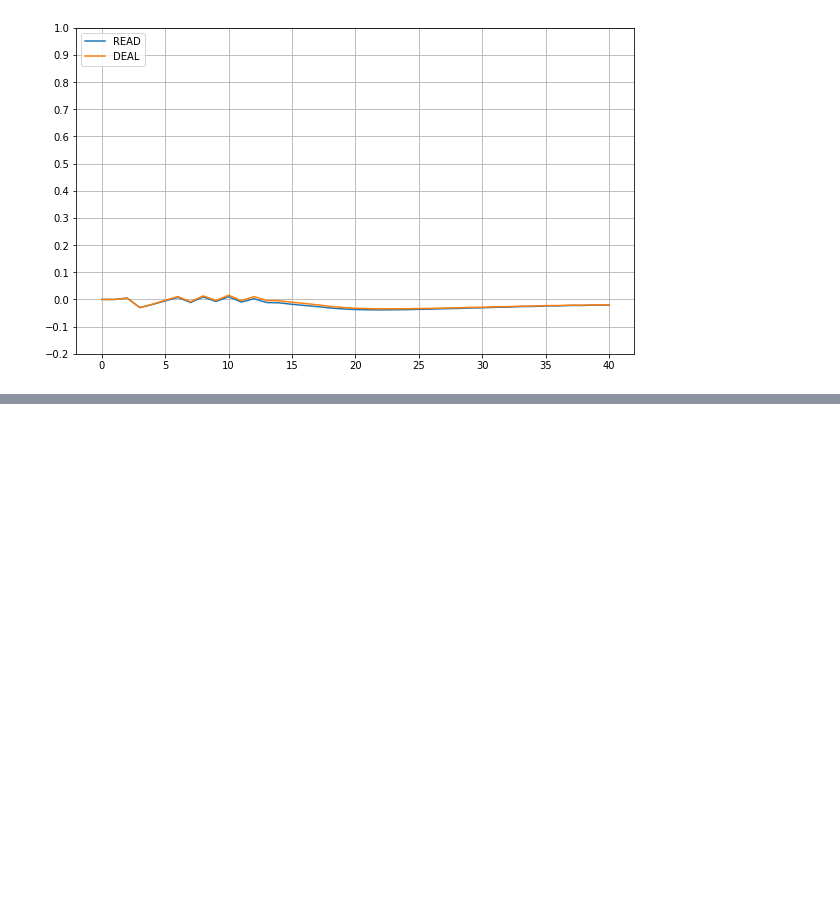
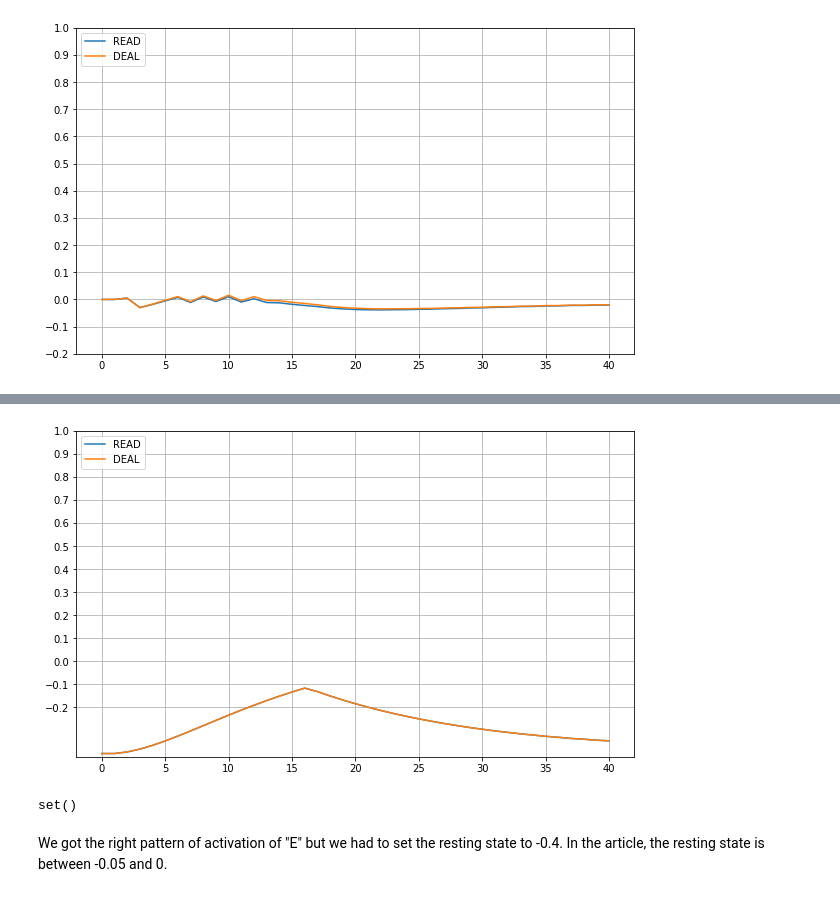
Before and after one commit to kalenkovich/cognitive-models-code, a Jupyter notebook: 01_interactive-activation-model/05_experiment-1.ipynb, the cells around one changed output, grey strips where cells are left out. Saved outputs shown, nothing was run; the diff lists cells and outputs as text; code cells hidden in the pictures; blank space fills up the shorter version.

```diff
--- a/01_interactive-activation-model/05_experiment-1.ipynb
+++ b/01_interactive-activation-model/05_experiment-1.ipynb
@@ -99,0 +128,14 @@ plt.yticks(np.arange(-0.2, 1.1, 0.1));
+# %%
+plt.figure(figsize=(10, 6))
+plt.plot(np.array(list(word_activations_history.values())).T)
+plt.legend(list(word_activations_history.keys()), loc='upper left')
+plt.grid()
+plt.yticks(np.arange(-0.2, 1.1, 0.1));
+# %% [output]
+[figure, added]
+# %%
+print(active_words)
+# %% [output]
+set()
+# %% [markdown]
+We got the right pattern of activation of "E" but we had to set the resting state to -0.4. In the article, the resting state is between -0.05 and 0.
```
Also changed, not shown: parts of 11 cells of this notebook, 1 other file.
